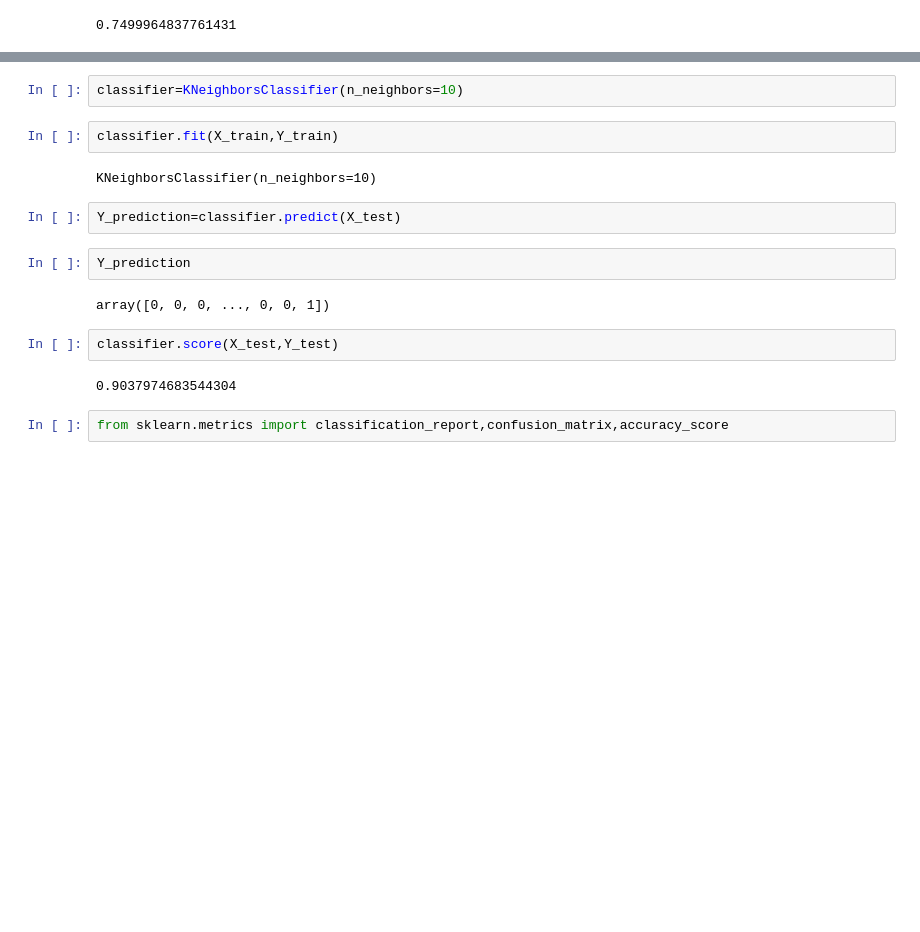
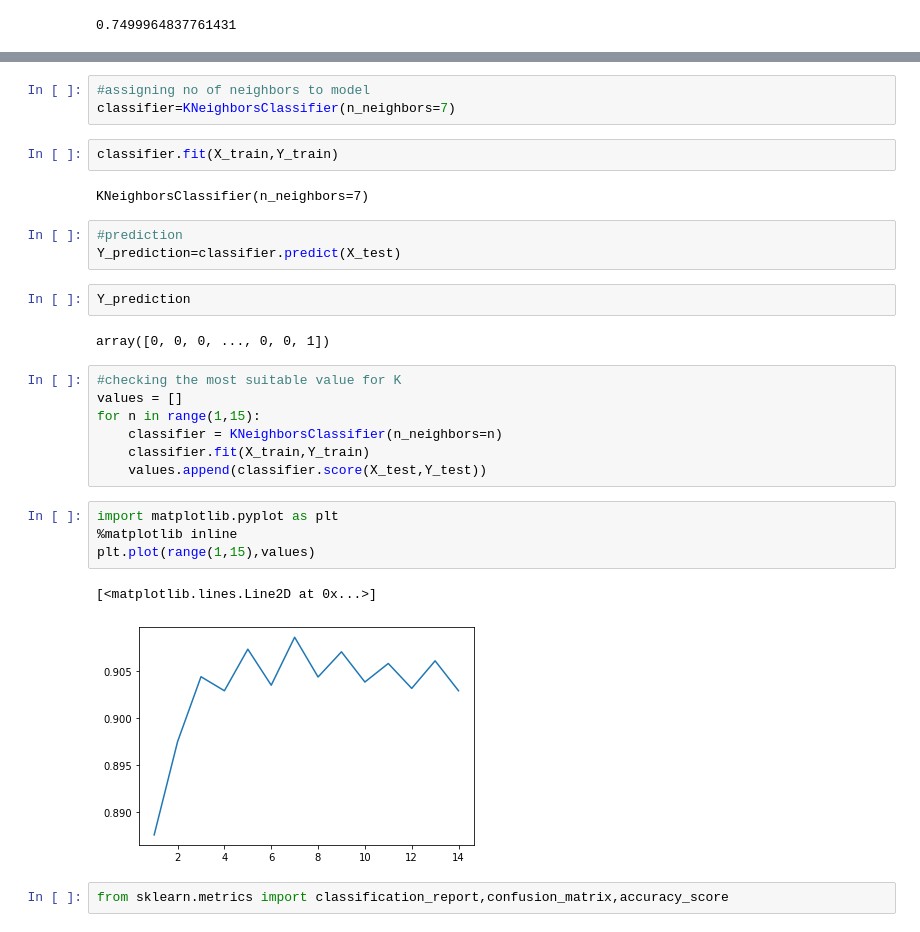
Before and after one commit to sandamaligeethika/ML_Assignment2_IT19120058_IT19120294_IT19147956, a Jupyter notebook: Assignment2.ipynb, the cells around one changed output, grey strips where cells are left out. Saved outputs shown, nothing was run; the diff lists cells and outputs as text; blank space fills up the shorter version.

```diff
--- a/Assignment2.ipynb
+++ b/Assignment2.ipynb
@@ -573,20 +585,32 @@ len(X_train)/len(X)
 from sklearn.neighbors import KNeighborsClassifier
 # %%
-classifier=KNeighborsClassifier(n_neighbors=10)
+#assigning no of neighbors to model
+classifier=KNeighborsClassifier(n_neighbors=7)
 # %%
 classifier.fit(X_train,Y_train)
 # %% [output]
-KNeighborsClassifier(n_neighbors=10)
+KNeighborsClassifier(n_neighbors=7)
 # %%
+#prediction
 Y_prediction=classifier.predict(X_test)
 # %%
 Y_prediction
 # %% [output]
 array([0, 0, 0, ..., 0, 0, 1])
-# %%
-classifier.score(X_test,Y_test)
-# %% [output]
-0.9037974683544304
+# %%
+#checking the most suitable value for K
+values = []
+for n in range(1,15):
+    classifier = KNeighborsClassifier(n_neighbors=n)
+    classifier.fit(X_train,Y_train)
+    values.append(classifier.score(X_test,Y_test))
+# %%
+import matplotlib.pyplot as plt
+%matplotlib inline
+plt.plot(range(1,15),values)
+# %% [output]
+[<matplotlib.lines.Line2D at 0x...>]
+[figure, added]
 # %%
 from sklearn.metrics import classification_report,confusion_matrix,accuracy_score
 # %%
```
Also changed, not shown: parts of 24 cells of this notebook.
